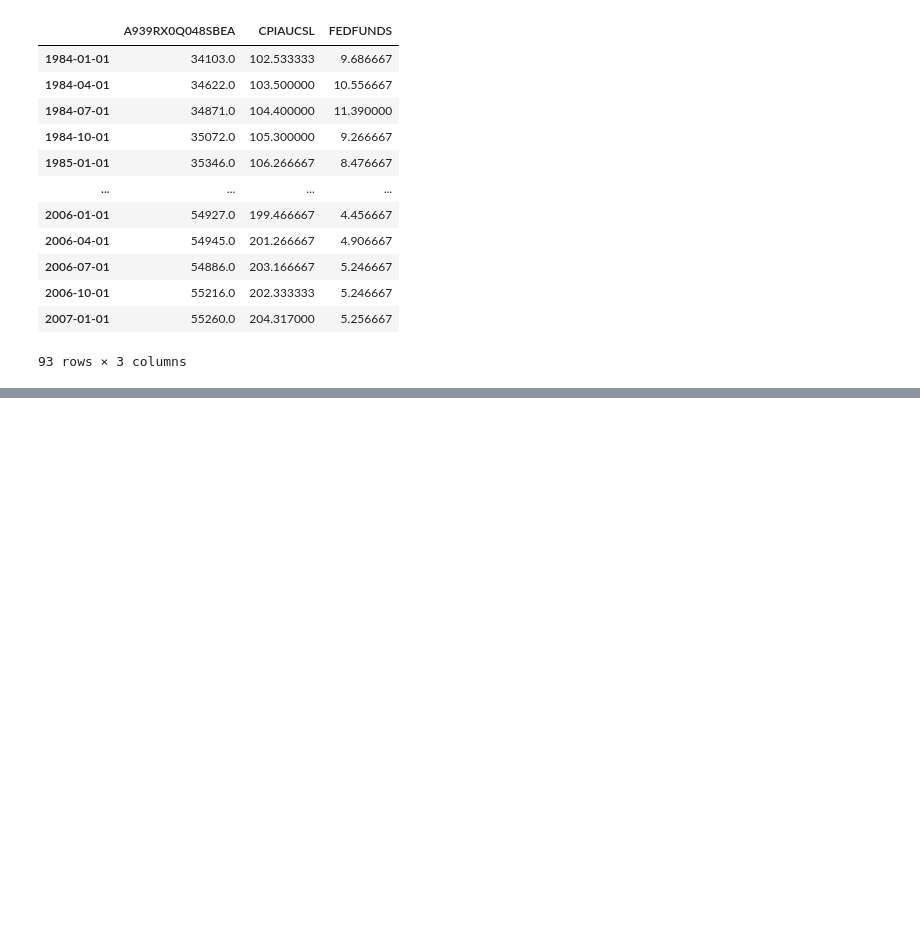
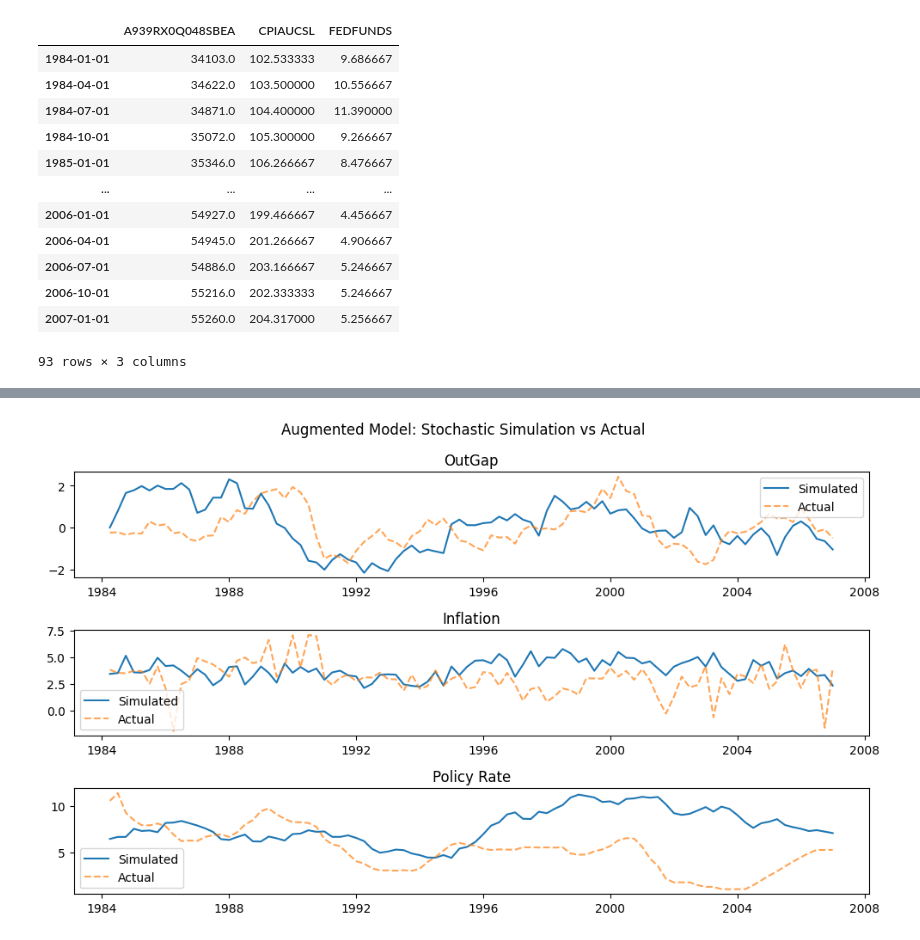
Before and after one commit to GongJr0/SymbolicDSGE, a Jupyter notebook: scripts/param_estimation.ipynb, the cells around one changed output, grey strips where cells are left out. Cells and saved outputs as stored; diff of their text form; code cells hidden in the pictures; blank space fills up the shorter version.

```diff
--- a/scripts/param_estimation.ipynb
+++ b/scripts/param_estimation.ipynb
@@ -554,29 +599,31 @@ plt.tight_layout()
 # %%
 sim_aug = aug.sim(
     T=len(idx) - 1,
     shocks={"g,z": gz, "r": r},
     observables=True,
 )
 fig, ax = plt.subplots(3, 1, figsize=_FIGSIZE_1D)
 
 plt.suptitle("Augmented Model: Stochastic Simulation vs Actual")
 
 ax[0].plot(idx, sim_aug["OutGap"], label="Simulated")
 ax[0].plot(idx, obs.iloc[:, 0], label="Actual", linestyle="--", alpha=0.7)
 ax[0].set_title("OutGap")
 ax[0].legend()
 
-ax[1].plot(idx, sim_aug["Inflation"], label="Simulated")
+ax[1].plot(idx, sim_aug["Infl"], label="Simulated")
 ax[1].plot(idx, obs.iloc[:, 1], label="Actual", linestyle="--", alpha=0.7)
 ax[1].set_title("Inflation")
 ax[1].legend()
 
 ax[2].plot(idx, sim_aug["Rate"], label="Simulated")
-ax[2].plot(idx, obs.iloc[:, 0], label="Actual", linestyle="--", alpha=0.7)
+ax[2].plot(idx, obs.iloc[:, 2], label="Actual", linestyle="--", alpha=0.7)
 ax[2].set_title("Policy Rate")
 ax[2].legend()
 
 plt.tight_layout()
+# %% [output]
+[figure, added]
 # %%
 fig, ax = plt.subplots(3, 2, figsize=_FIGSIZE_2D)
 
```
Also changed, not shown: parts of 23 cells of this notebook, 2 other files.
